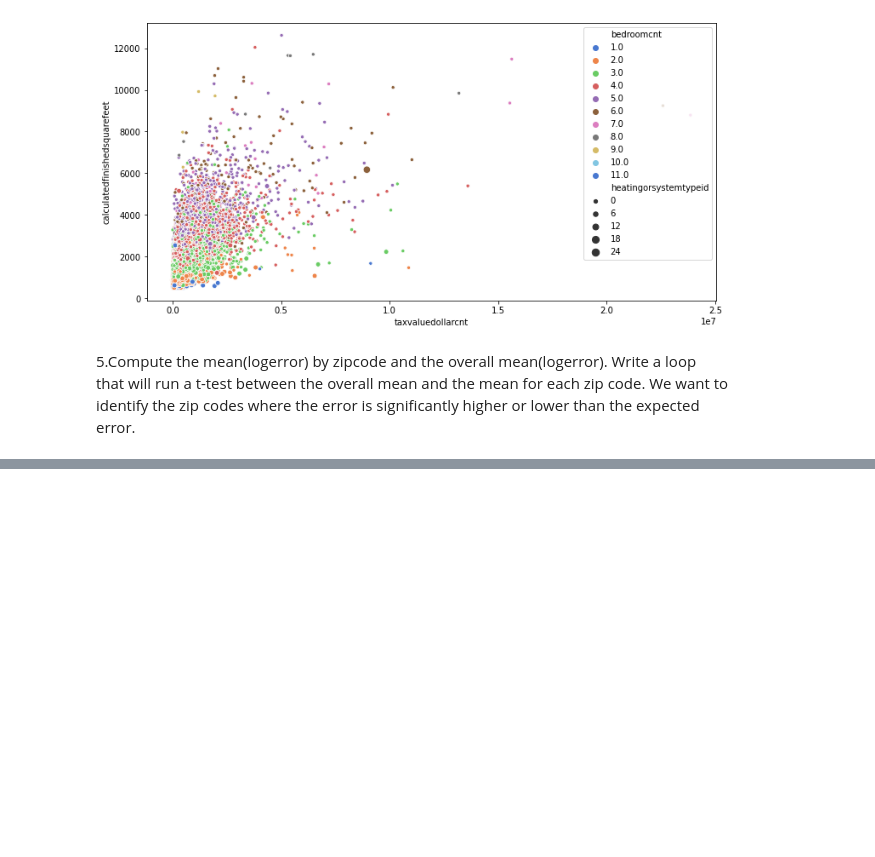
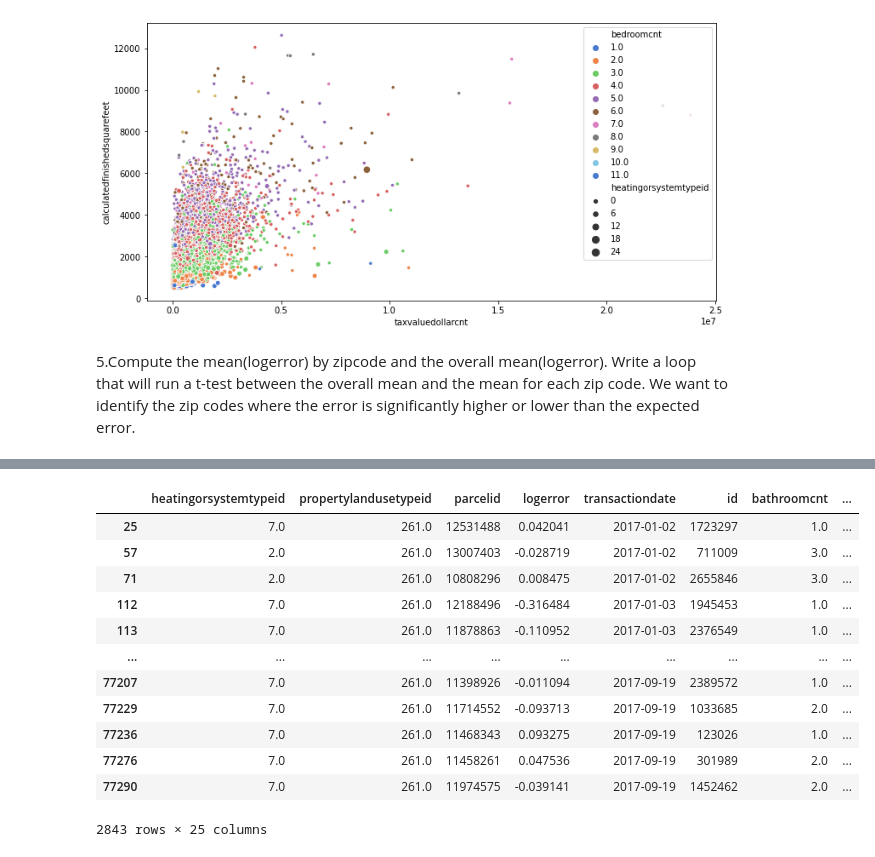
Before and after one commit to jivemachine/ds-methodologies-exercises, a Jupyter notebook: clustering/explore_zillow.ipynb, the cells around one changed output, grey strips where cells are left out. Cells and saved outputs as stored; diff of their text form; code cells hidden in the pictures; blank space fills up the shorter version.

```diff
--- a/clustering/explore_zillow.ipynb
+++ b/clustering/explore_zillow.ipynb
@@ -109,0 +155,5 @@ import scipy.stats as stats
+# %%
+population_mean = logmean.overall_mean_logerror
+population_mean = population_mean[0]
+# %%
+t, p = stats.ttest_1samp(df[df.regionidzip == zipcode].logerror, population_mean)
@@ -109,0 +169,10 @@ import scipy.stats as stats
+# %%
+zipcodes_with_significantly_different_errors = []
+# %%
+zipcodes = df.regionidzip.unique()
+
+# if we reject the null we add that zipcode to a list
+for zipcode in zipcodes:
+    t, p = stats.ttest_1samp(df[df.regionidzip == zipcode].logerror, population_mean)
+    if p < alpha:
+        zipcodes_with_significantly_different_errors.append(zipcode)
@@ -109,0 +199,17 @@ import scipy.stats as stats
+# %%
+properties_with_low_or_high_error = df[df.regionidzip.isin(zipcodes_with_significantly_different_errors)]
+properties_with_low_or_high_error
+# %% [output]
+|  | heatingorsystemtypeid | propertylandusetypeid | parcelid | logerror | transactiondate | id | bathroomcnt | ... |
+| 25 | 7.0 | 261.0 | 12531488 | 0.042041 | 2017-01-02 | 1723297 | 1.0 | ... |
+| 57 | 2.0 | 261.0 | 13007403 | -0.028719 | 2017-01-02 | 711009 | 3.0 | ... |
+| 71 | 2.0 | 261.0 | 10808296 | 0.008475 | 2017-01-02 | 2655846 | 3.0 | ... |
+| 112 | 7.0 | 261.0 | 12188496 | -0.316484 | 2017-01-03 | 1945453 | 1.0 | ... |
+| 113 | 7.0 | 261.0 | 11878863 | -0.110952 | 2017-01-03 | 2376549 | 1.0 | ... |
+| ... | ... | ... | ... | ... | ... | ... | ... | ... |
+| 77207 | 7.0 | 261.0 | 11398926 | -0.011094 | 2017-09-19 | 2389572 | 1.0 | ... |
+| 77229 | 7.0 | 261.0 | 11714552 | -0.093713 | 2017-09-19 | 1033685 | 2.0 | ... |
+| 77236 | 7.0 | 261.0 | 11468343 | 0.093275 | 2017-09-19 | 123026 | 1.0 | ... |
+| 77276 | 7.0 | 261.0 | 11458261 | 0.047536 | 2017-09-19 | 301989 | 2.0 | ... |
+| 77290 | 7.0 | 261.0 | 11974575 | -0.039141 | 2017-09-19 | 1452462 | 2.0 | ... |
+2843 rows × 25 columns
```
Also changed, not shown: parts of 14 cells of this notebook, 1 other file.
